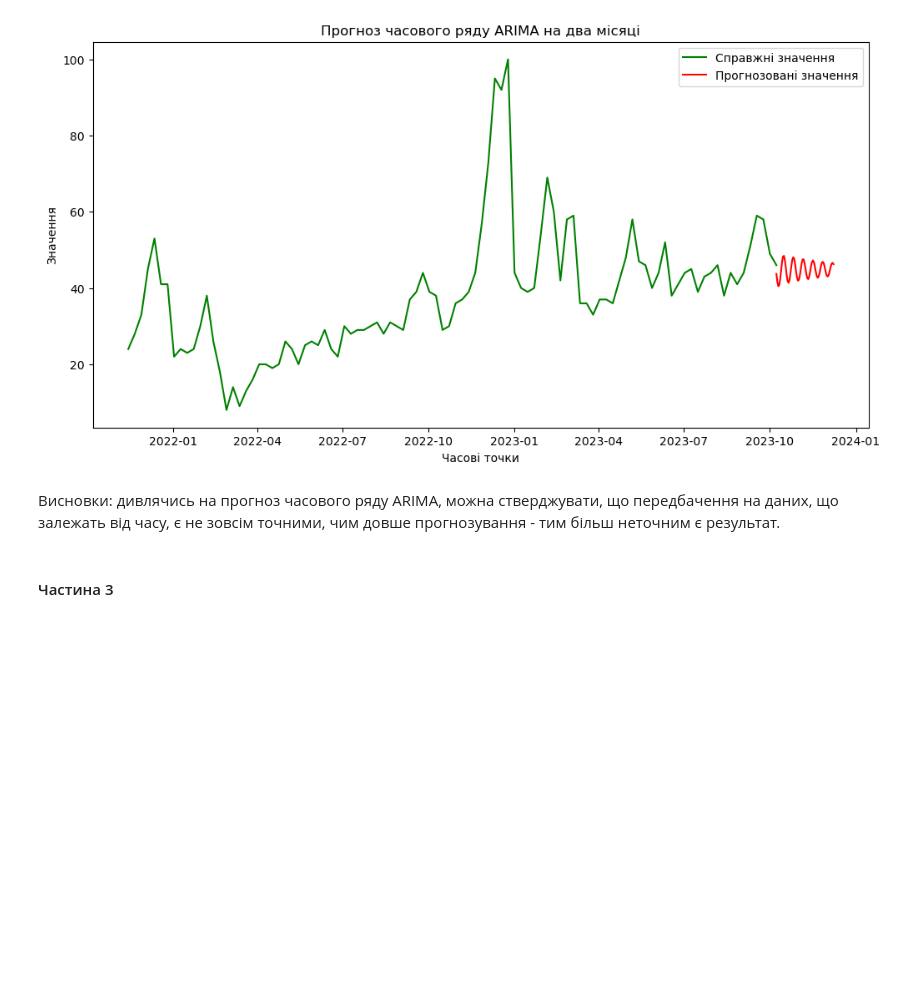
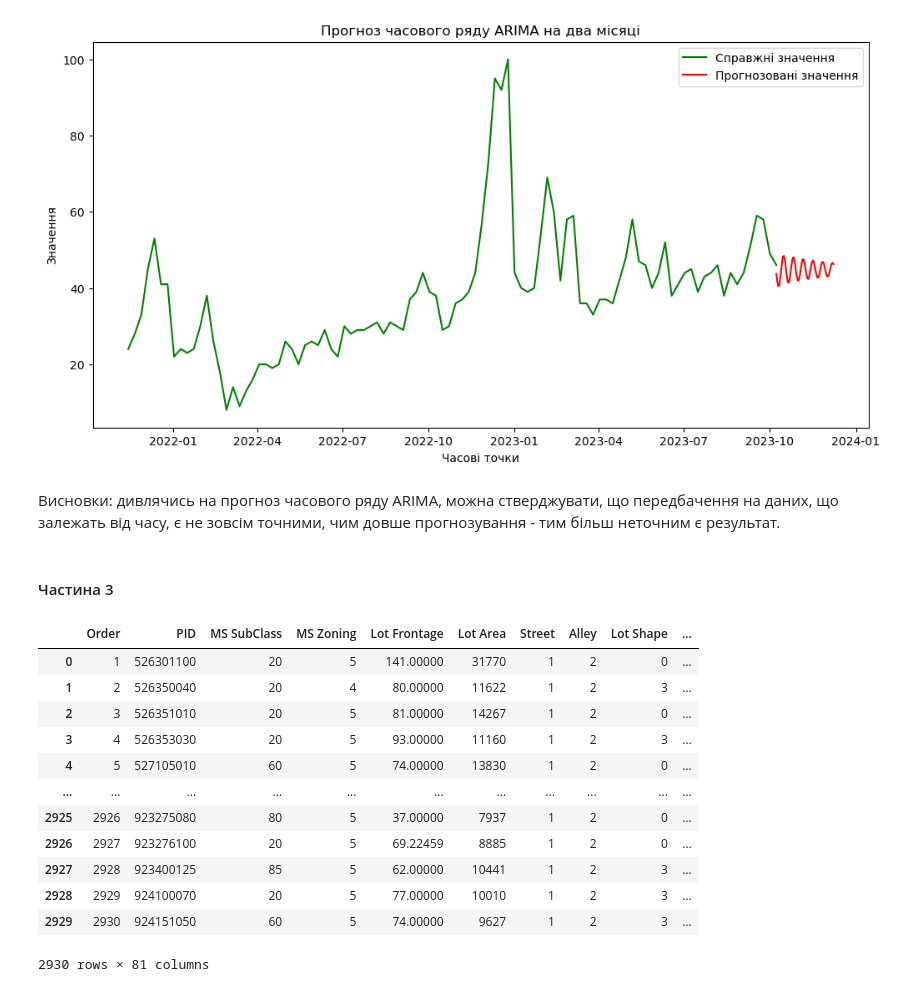
Before and after one commit to alexeyprvz/ML_2023_KNU_FIT_MIT31, a Jupyter notebook: Labs/2/Lab_2_Pereverzev.ipynb, the cells around one changed output. Cells and saved outputs as stored; diff of their text form; code cells hidden in the pictures; blank space fills up the shorter version.

```diff
--- a/Labs/2/Lab_2_Pereverzev.ipynb
+++ b/Labs/2/Lab_2_Pereverzev.ipynb
@@ -334,3 +334,38 @@ plt.show()
 Висновки: дивлячись на прогноз часового ряду ARIMA, можна стверджувати, що передбачення на даних, що залежать від часу, є не зовсім точними, чим довше прогнозування - тим більш неточним є результат.
 # %% [markdown]
 #### Частина 3
+# %%
+import pandas as pd
+import matplotlib.pyplot as plt
+
+# Завантаження даних
+data = pd.read_csv('AmesHousing.csv')
+
+# Визначимо цільову змінну для регресії - ціну житла
+X = data.drop(['SalePrice'], axis=1)
+y = data['SalePrice']
+
+# Застосування LabelEncoder до категоріальних ознак
+from sklearn.preprocessing import LabelEncoder
+label_encoder = LabelEncoder()
+for column in X.select_dtypes(include=['object']).columns:
+    X[column] = label_encoder.fit_transform(X[column])
+
+# Обробка відсутніх значень, заповнення їх середнім
+X.fillna(X.mean(), inplace=True)
+
+X
+# %% [output]
+|  | Order | PID | MS SubClass | MS Zoning | Lot Frontage | Lot Area | Street | Alley | Lot Shape | ... |
+| 0 | 1 | 526301100 | 20 | 5 | 141.00000 | 31770 | 1 | 2 | 0 | ... |
+| 1 | 2 | 526350040 | 20 | 4 | 80.00000 | 11622 | 1 | 2 | 3 | ... |
+| 2 | 3 | 526351010 | 20 | 5 | 81.00000 | 14267 | 1 | 2 | 0 | ... |
+| 3 | 4 | 526353030 | 20 | 5 | 93.00000 | 11160 | 1 | 2 | 3 | ... |
+| 4 | 5 | 527105010 | 60 | 5 | 74.00000 | 13830 | 1 | 2 | 0 | ... |
+| ... | ... | ... | ... | ... | ... | ... | ... | ... | ... | ... |
+| 2925 | 2926 | 923275080 | 80 | 5 | 37.00000 | 7937 | 1 | 2 | 0 | ... |
+| 2926 | 2927 | 923276100 | 20 | 5 | 69.22459 | 8885 | 1 | 2 | 0 | ... |
+| 2927 | 2928 | 923400125 | 85 | 5 | 62.00000 | 10441 | 1 | 2 | 3 | ... |
+| 2928 | 2929 | 924100070 | 20 | 5 | 77.00000 | 10010 | 1 | 2 | 3 | ... |
+| 2929 | 2930 | 924151050 | 60 | 5 | 74.00000 | 9627 | 1 | 2 | 3 | ... |
+2930 rows × 81 columns
```
Also changed, not shown: parts of 5 cells of this notebook, 1 other file.
